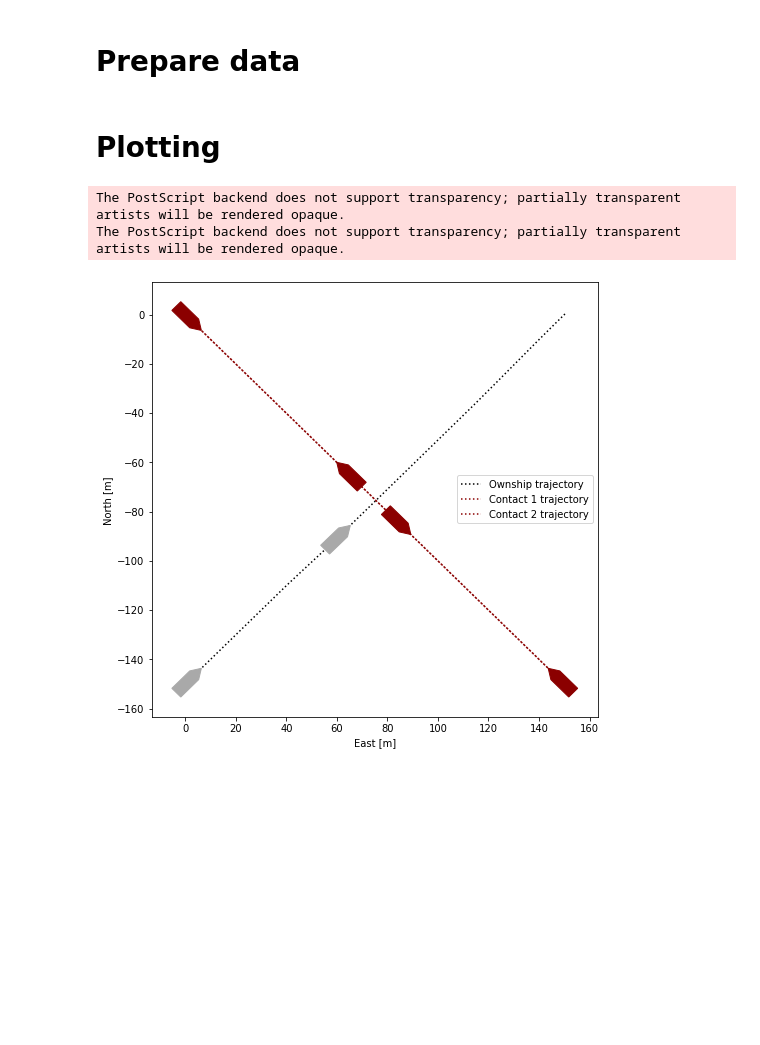
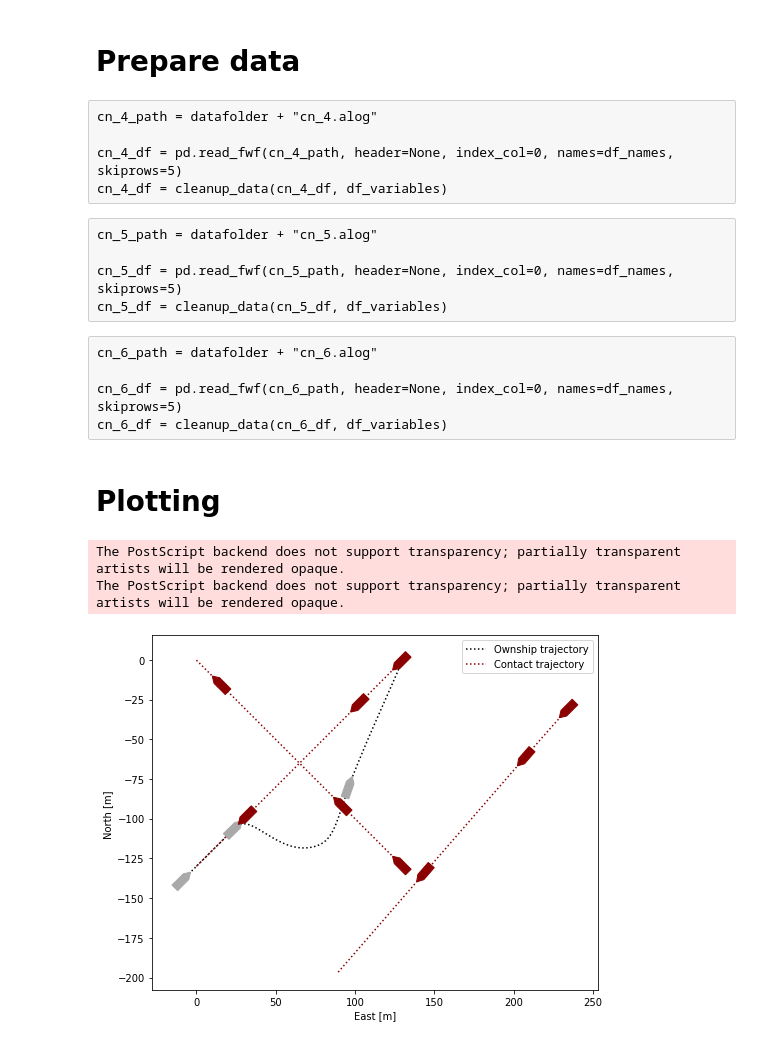
Before and after one commit to Pathorse/moos-ivp-pt, a Jupyter notebook: plotting/plotter.ipynb, the cells around one changed output. Saved outputs shown, nothing was run; the diff lists cells and outputs as text; code cells hidden in the pictures; blank space fills up the shorter version.

```diff
--- a/plotting/plotter.ipynb
+++ b/plotting/plotter.ipynb
@@ -85,7 +85,7 @@ def plot_usv_contour(ax, df, width=10, height=5, tip_height=18, color='k'):
 df_names = ["Timestamp", "Variable", "Process", "Value"]
 df_variables = ['NAV_X', 'NAV_Y', 'NAV_HEADING']
 
-datafolder = "~/moos-ivp-pt/plotting/logfiles/sbmpc_scenario_1"
+datafolder = "~/moos-ivp-pt/plotting/logfiles/bcmpc_scenario_3/non_colregs_compliant/"
 # %%
 os_path = datafolder + "os.alog"
 
@@ -96,13 +96,16 @@ cn_1_path = datafolder + "cn_1.alog"
 
 cn_1_df = pd.read_fwf(cn_1_path, header=None, index_col=0, names=df_names, skiprows=5)
 cn_1_df = cleanup_data(cn_1_df, df_variables)
+
+# remove last n=70 frames
+cn_1_df.drop(cn_1_df.tail(85).index,inplace=True)
 # %%
-cn_1_path = datafolder + "cn_1.alog"
+cn_2_path = datafolder + "cn_2.alog"
 
 cn_2_df = pd.read_fwf(cn_2_path, header=None, index_col=0, names=df_names, skiprows=5)
 cn_2_df = cleanup_data(cn_2_df, df_variables)
 # %%
-cn_1_path = datafolder + "cn_1.alog"
+cn_3_path = datafolder + "cn_3.alog"
 
 cn_3_df = pd.read_fwf(cn_3_path, header=None, index_col=0, names=df_names, skiprows=5)
 cn_3_df = cleanup_data(cn_3_df, df_variables)
@@ -124,3 +112,18 @@ cn_6_df = cleanup_data(cn_6_df, df_variables)
+# %% [raw]
+cn_4_path = datafolder + "cn_4.alog"
+
+cn_4_df = pd.read_fwf(cn_4_path, header=None, index_col=0, names=df_names, skiprows=5)
+cn_4_df = cleanup_data(cn_4_df, df_variables)
+# %% [raw]
+cn_5_path = datafolder + "cn_5.alog"
+
+cn_5_df = pd.read_fwf(cn_5_path, header=None, index_col=0, names=df_names, skiprows=5)
+cn_5_df = cleanup_data(cn_5_df, df_variables)
+# %% [raw]
+cn_6_path = datafolder + "cn_6.alog"
+
+cn_6_df = pd.read_fwf(cn_6_path, header=None, index_col=0, names=df_names, skiprows=5)
+cn_6_df = cleanup_data(cn_6_df, df_variables)
 # %% [markdown]
 # Plotting
 # %%
@@ -134,7 +137,7 @@ os_label = 'Ownship trajectory'
 
 cn_1_trj_color = 'darkred'
 cn_1_color = 'darkred'
-cn_1_label = 'Contact 1 trajectory'
+cn_1_label = 'Contact trajectory'
 
 cn_2_trj_color = 'darkred'
 cn_2_color = 'darkred'
@@ -151,40 +154,42 @@ cn_4_label = 'Contact 4 trajectory'
 cn_5_trj_color = 'darkred'
 cn_5_color = 'darkred'
 cn_5_label = 'Contact 5 trajectory'
 
 cn_6_trj_color = 'darkred'
 cn_6_color = 'darkred'
 cn_6_label = 'Contact 6 trajectory'
 
 
 # Plot trajectories
 plt.plot(os_df['NAV_X'].values, os_df['NAV_Y'].values, color=os_trj_color, linestyle=':', label=os_label, zorder=0)
 plt.plot(cn_1_df['NAV_X'].values, cn_1_df['NAV_Y'].values, color=cn_1_trj_color, linestyle=':', label=cn_1_label, zorder=0)
-plt.plot(cn_2_df['NAV_X'].values, cn_2_df['NAV_Y'].values, color=cn_2_trj_color, linestyle=':', label=cn_2_label, zorder=0)
-plt.plot(cn_3_df['NAV_X'].values, cn_3_df['NAV_Y'].values, color=cn_3_trj_color, linestyle=':', label=cn_3_label, zorder=0)
-plt.plot(cn_4_df['NAV_X'].values, cn_4_df['NAV_Y'].values, color=cn_4_trj_color, linestyle=':', label=cn_4_label, zorder=0)
-plt.plot(cn_5_df['NAV_X'].values, cn_5_df['NAV_Y'].values, color=cn_5_trj_color, linestyle=':', label=cn_5_label, zorder=0)
-plt.plot(cn_6_df['NAV_X'].values, cn_6_df['NAV_Y'].values, color=cn_6_trj_color, linestyle=':', label=cn_6_label, zorder=0)
+plt.plot(cn_2_df['NAV_X'].values, cn_2_df['NAV_Y'].values, color=cn_2_trj_color, linestyle=':', zorder=0)#, label=cn_2_label, zorder=0)
+plt.plot(cn_3_df['NAV_X'].values, cn_3_df['NAV_Y'].values, color=cn_3_trj_color, linestyle=':', zorder=0)#, label=cn_3_label, zorder=0)
+#plt.plot(cn_4_df['NAV_X'].values, cn_4_df['NAV_Y'].values, color=cn_4_trj_color, linestyle=':', zorder=0)#, label=cn_4_label, zorder=0)
+#plt.plot(cn_5_df['NAV_X'].values, cn_5_df['NAV_Y'].values, color=cn_5_trj_color, linestyle=':', zorder=0)#, label=cn_5_label, zorder=0)
+#plt.plot(cn_6_df['NAV_X'].values, cn_6_df['NAV_Y'].values, color=cn_6_trj_color, linestyle=':', zorder=0)#, label=cn_6_label, zorder=0)
 
 
 # Plot USV contours
 plot_usv_contour(ax, os_df, color=os_color)
 plot_usv_contour(ax, cn_1_df, color=cn_1_color)
 plot_usv_contour(ax, cn_2_df, color=cn_2_color)
 plot_usv_contour(ax, cn_3_df, color=cn_3_color)
-plot_usv_contour(ax, cn_4_df, color=cn_4_color)
-plot_usv_contour(ax, cn_5_df, color=cn_5_color)
-plot_usv_contour(ax, cn_6_df, color=cn_6_color)
+#plot_usv_contour(ax, cn_4_df, color=cn_4_color)
+#plot_usv_contour(ax, cn_5_df, color=cn_5_color)
+#plot_usv_contour(ax, cn_6_df, color=cn_6_color)
 
 
 # Customize
 plt.legend()
 plt.ylabel('North [m] ')
 plt.xlabel('East [m]')
+plt.gca().set_aspect('equal')
+#plt.axis('square')
 
-plt.savefig('plots/moos_sbmpc_scenario_1.eps')
+plt.savefig('plots/moos_bcmpc_scenario_3_non_colregs_compliant.eps')
 plt.show()
 # %% [output]
 The PostScript backend does not support transparency; partially transparent artists will be rendered opaque.
 The PostScript backend does not support transparency; partially transparent artists will be rendered opaque.
-[figure, old version]
+[figure, new version]
```
Also changed, not shown: parts of 4 cells of this notebook, 53 other files.
